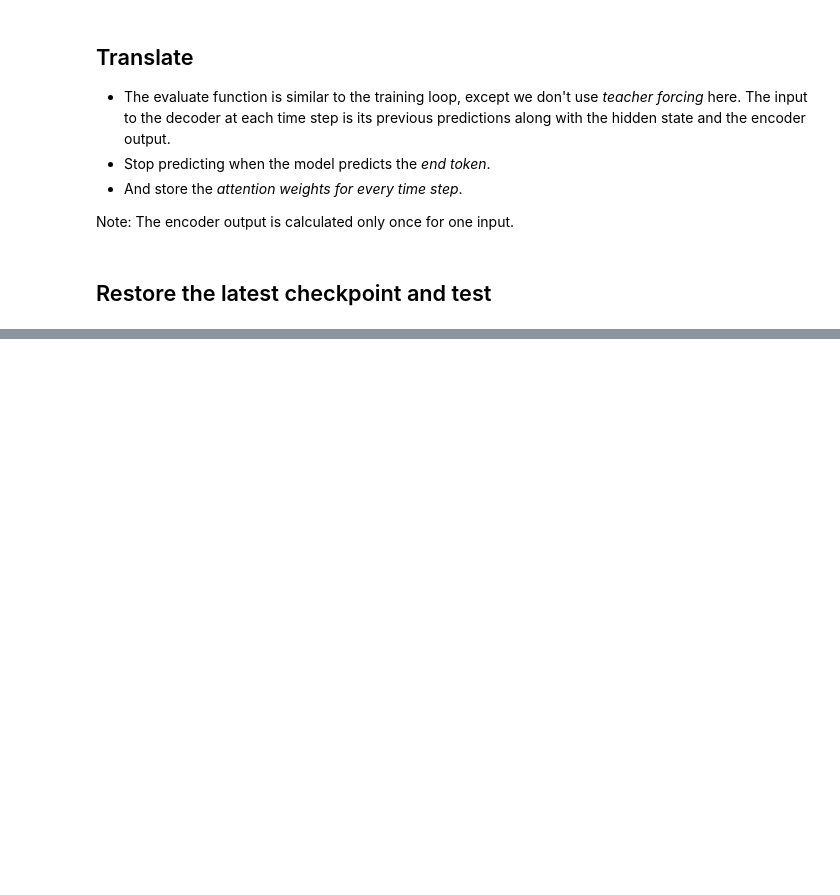
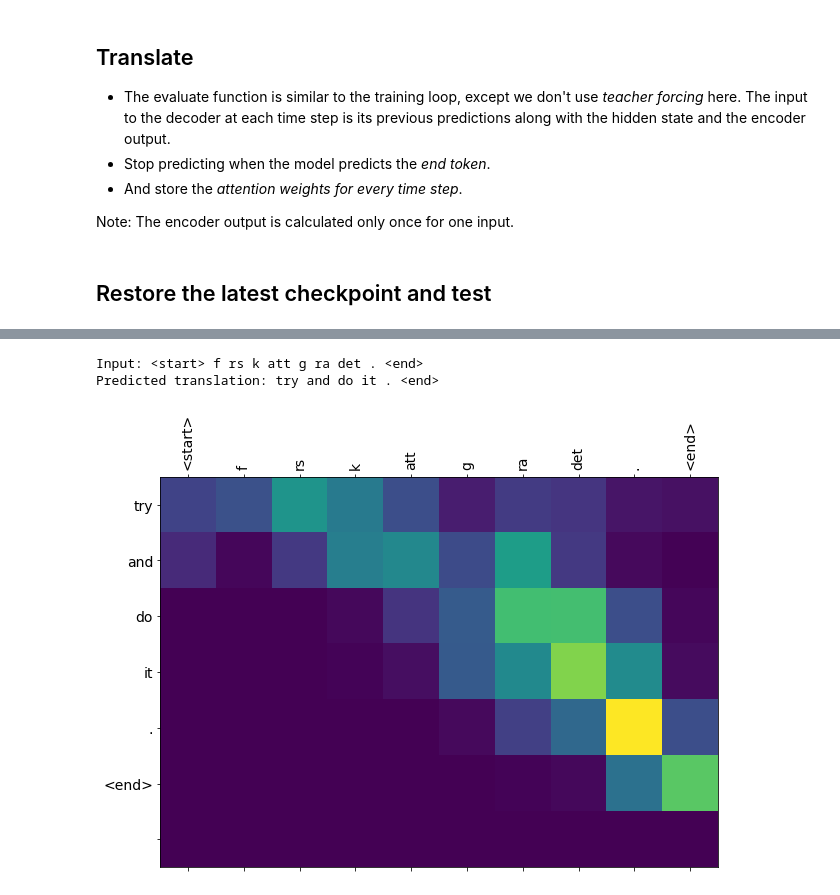
Before and after one commit to djo1006/Introduction-to-Natural-Language-Processing, a Jupyter notebook: hw_les_11/hw_les_11.ipynb, the cells around one changed output, grey strips where cells are left out. Drawn from its saved outputs; the diff is of its cells as text; code cells hidden in the pictures; blank space fills up the shorter version.

```diff
--- a/hw_les_11/hw_les_11.ipynb
+++ b/hw_les_11/hw_les_11.ipynb
@@ -511,0 +488,6 @@ Predicted translation: i never do that . <end>
+# %%
+translate(u'försök att göra det.')
+# %% [output]
+Input: <start> f rs k att g ra det . <end>
+Predicted translation: try and do it . <end>
+[figure, added]
```
Also changed, not shown: parts of 18 cells of this notebook.
